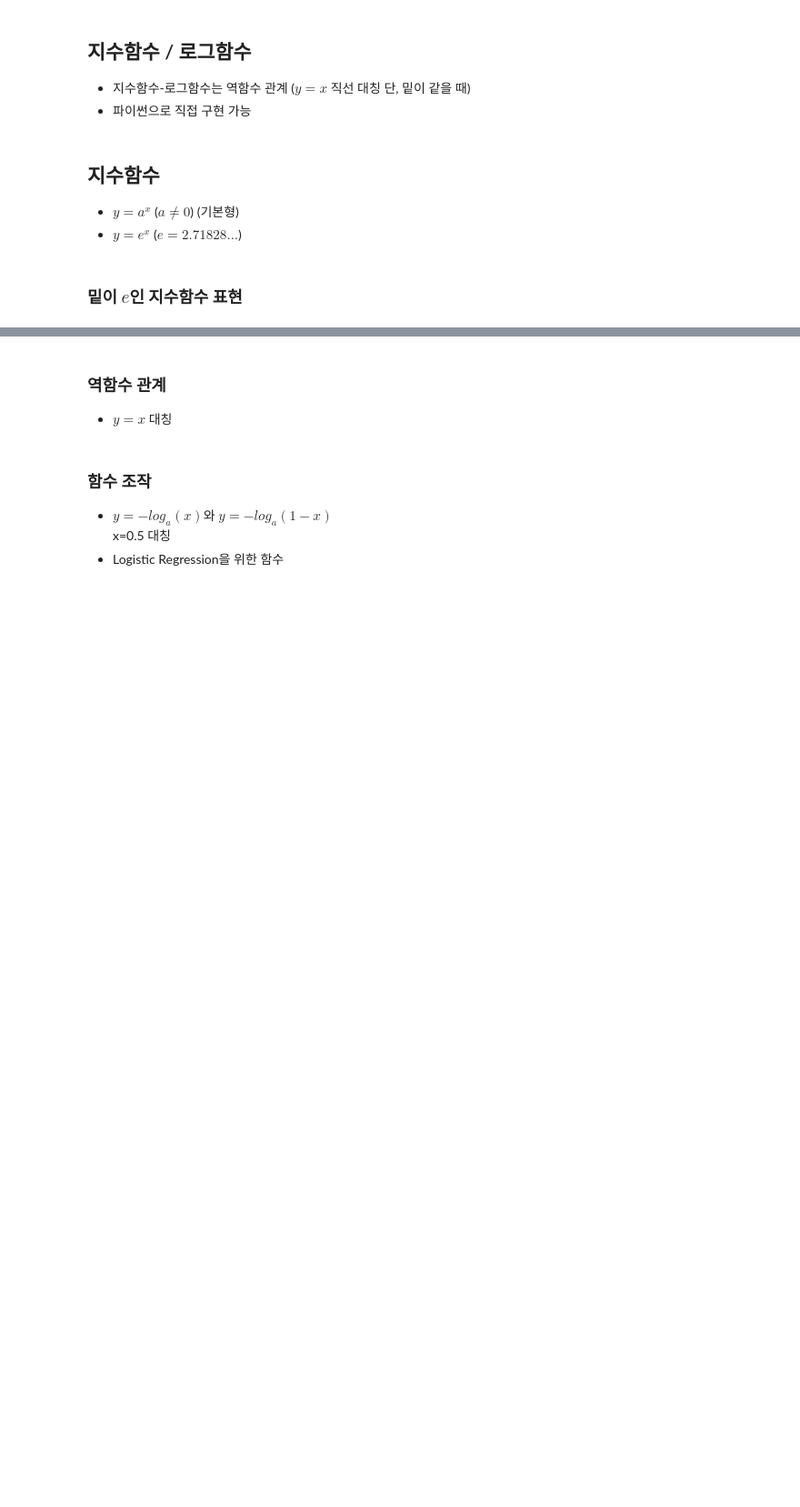
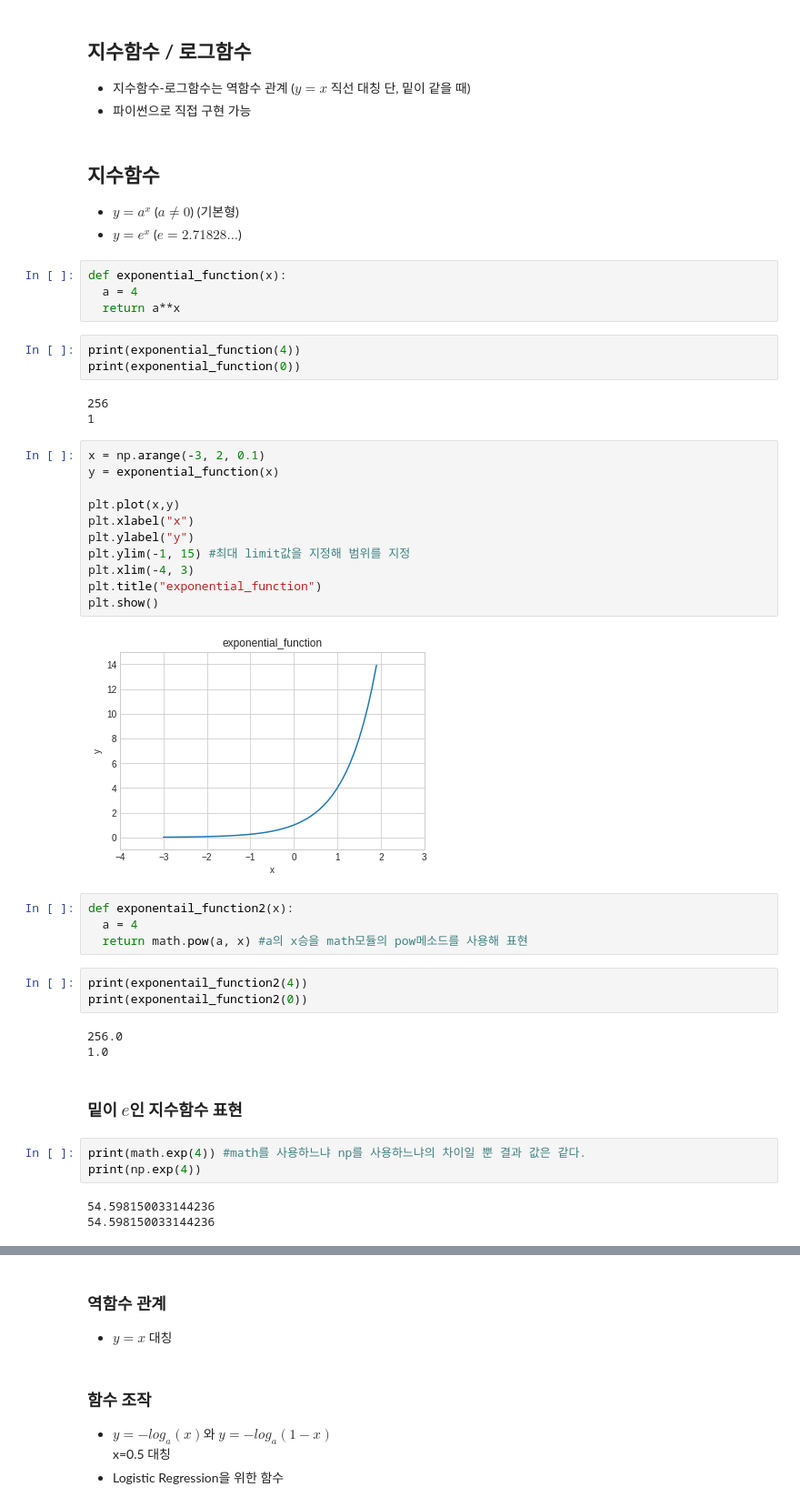
Before and after one commit to moung1012/-, a Jupyter notebook: _2_신경망_기초_수학.ipynb, the cells around one changed output, grey strips where cells are left out. Shown: that part at 91% size. Cells and saved outputs as stored; diff of their text form; blank space fills up the shorter version.

```diff
--- a/_2_신경망_기초_수학.ipynb
+++ b/_2_신경망_기초_수학.ipynb
@@ -113,8 +137,47 @@ SyntaxError: ignored
 
 - $y = a^x$ ($a \ne 0$) (기본형)
 - $y = e^x$ ($e = 2.71828...$)
+# %%
+def exponential_function(x):
+  a = 4
+  return a**x
+# %%
+print(exponential_function(4))
+print(exponential_function(0))
+# %% [output]
+256
+1
+# %%
+x = np.arange(-3, 2, 0.1)
+y = exponential_function(x)
+
+plt.plot(x,y)
+plt.xlabel("x")
+plt.ylabel("y")
+plt.ylim(-1, 15) #최대 limit값을 지정해 범위를 지정
+plt.xlim(-4, 3)
+plt.title("exponential_function")
+plt.show()
+# %% [output]
+[figure, added]
+# %%
+def exponentail_function2(x):
+  a = 4
+  return math.pow(a, x) #a의 x승을 math모듈의 pow메소드를 사용해 표현
+# %%
+print(exponentail_function2(4))
+print(exponentail_function2(0))
+# %% [output]
+256.0
+1.0
 # %% [markdown]
 ### 밑이 $e$인 지수함수 표현
+# %%
+print(math.exp(4)) #math를 사용하느냐 np를 사용하느냐의 차이일 뿐 결과 값은 같다.
+print(np.exp(4))
+# %% [output]
+54.598150033144236
+54.598150033144236
 # %% [markdown]
 ### 로그함수
 
```
Also changed, not shown: parts of 4 cells of this notebook.
